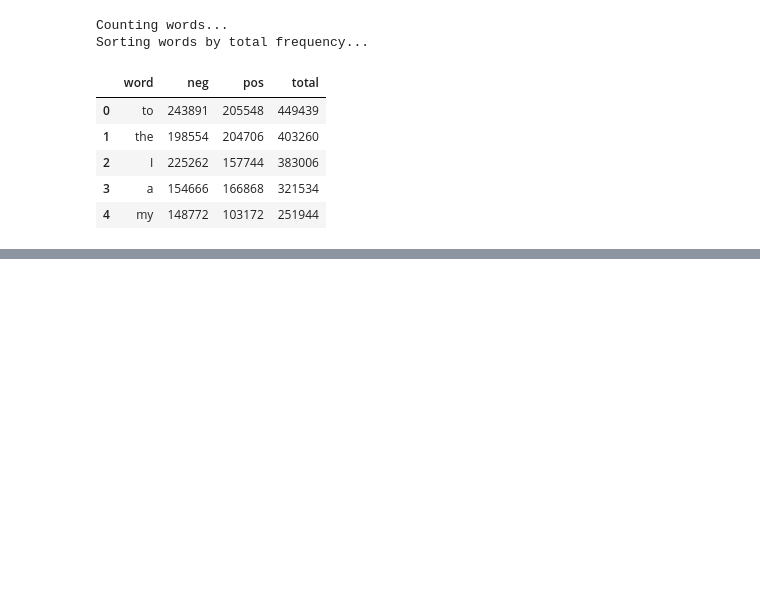
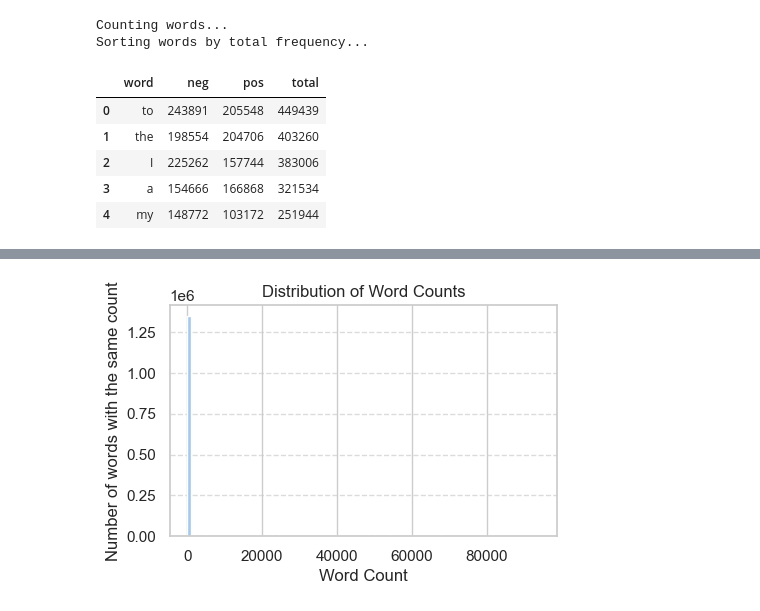
Before and after one commit to I7T5/SentimentNLP, a Jupyter notebook: project.ipynb, the cells around one changed output, grey strips where cells are left out. Cells and saved outputs as stored; diff of their text form; code cells hidden in the pictures; blank space fills up the shorter version.

```diff
--- a/project.ipynb
+++ b/project.ipynb
@@ -160,0 +197,13 @@ plt.show()
+# %%
+# Plot again
+plt.figure(figsize=(5, 3))
+plt.hist(word_counts_filtered_df['total'], bins=100, color=sns.color_palette("pastel")[0])
+plt.title('Distribution of Word Counts')
+plt.xlabel('Word Count')
+plt.ylabel('Number of words with the same count')
+plt.grid(axis='y', linestyle='--', alpha=0.7)
+plt.show()
+
+# OK I need to do another plot
+# %% [output]
+[figure, added]
```
Also changed, not shown: parts of 11 cells of this notebook.
